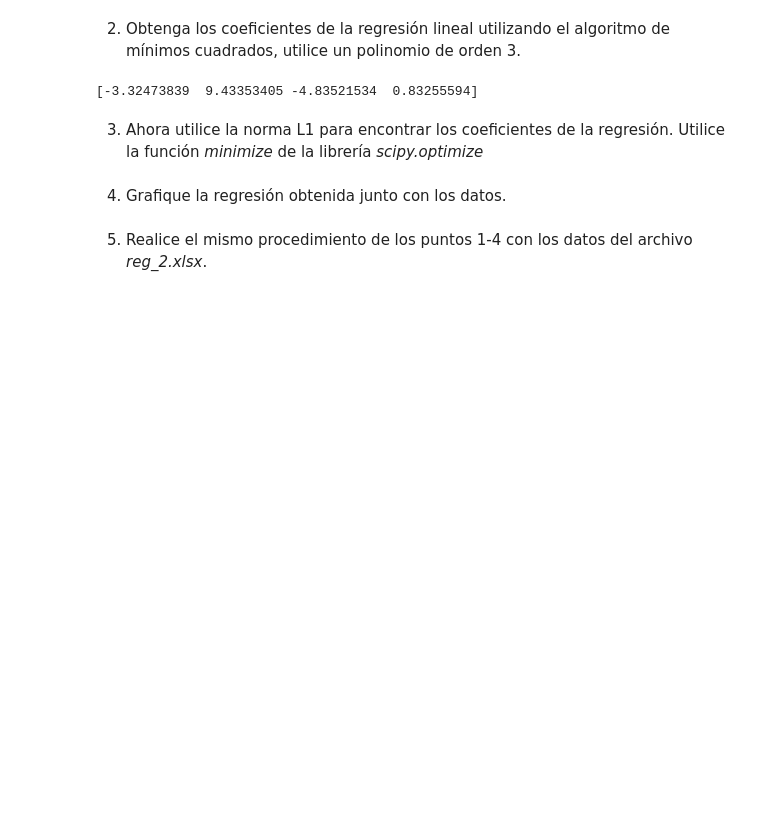
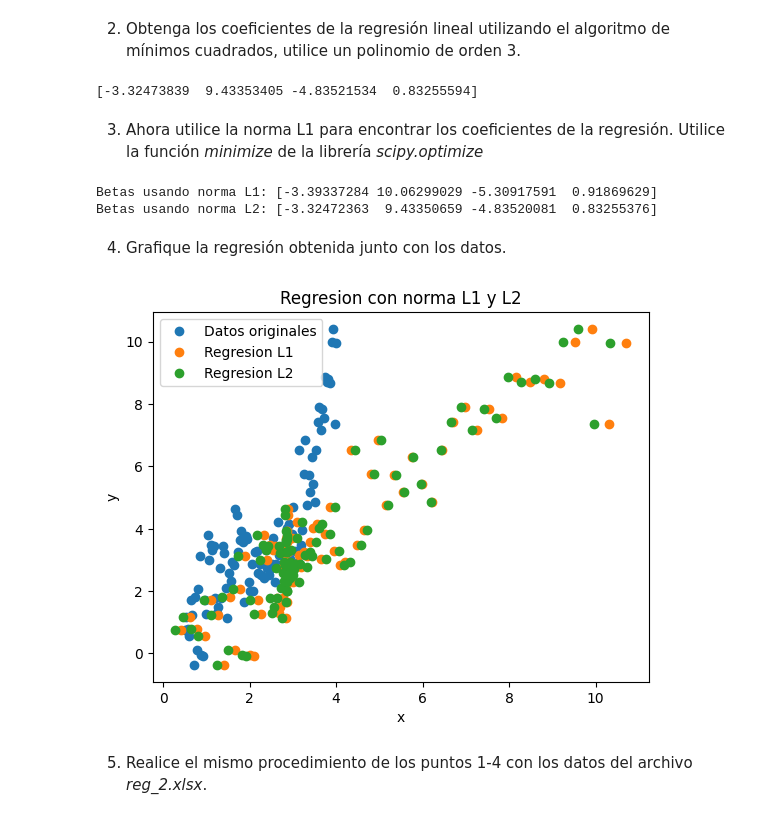
Before and after one commit to DavidTobonIBIO/Labs-IBIO2240, a Jupyter notebook: Lab11/Laboratorio_11.ipynb, the cells around one changed output. Drawn from its saved outputs; the diff is of its cells as text; code cells hidden in the pictures; blank space fills up the shorter version.

```diff
--- a/Lab11/Laboratorio_11.ipynb
+++ b/Lab11/Laboratorio_11.ipynb
@@ -41,9 +41,13 @@ from scipy.optimize import minimize
 import numpy as np
 import matplotlib.pyplot as plt
 
+global y
+global H
+
 mat_data = loadmat('Reg1.mat')
 data_reg1_x = np.array(mat_data['x'][0])
 data_reg1_y = np.array(mat_data['y'][0])
+y = data_reg1_y
 print(len(data_reg1_x))
 print(len(data_reg1_y))
 # %% [output]
@@ -82,9 +86,41 @@ print(betas_L2)
 # %% [markdown]
 3. Ahora utilice la norma L1 para encontrar los coeficientes de la regresión. Utilice la función *minimize* de la librería *scipy.optimize*
 # %%
-# def func_with_L1_norm(y, H, betas):
-#     return np.linalg.norm(y - np.dot(H, betas), ord=1)
+def func_with_L1_norm(betas):
+    return np.linalg.norm(y - np.dot(H, betas), ord=1)
+
+
+def func_with_L2_norm(betas):
+    return np.linalg.norm(y - np.dot(H, betas), ord=2)
+# %%
+initial_guess = np.zeros(len(H[0]))
+
+min_betas_L1 = minimize(func_with_L1_norm, initial_guess)
+betas_L1 = min_betas_L1.x
+print("Betas usando norma L1:", betas_L1)
+
+min_betas_L2 = minimize(func_with_L2_norm, initial_guess)
+betas_L2 = min_betas_L2.x
+print("Betas usando norma L2:", betas_L2)
+
+reg1_L1 = calculate_regresion(H, betas_L1)
+reg1_L2 = calculate_regresion(H, betas_L2)
+# %% [output]
+Betas usando norma L1: [-3.39337284 10.06299029 -5.30917591  0.91869629]
+Betas usando norma L2: [-3.32472363  9.43350659 -4.83520081  0.83255376]
 # %% [markdown]
 4. Grafique la regresión obtenida junto con los datos.
+# %%
+plt.figure()
+plt.plot(data_reg1_x, y, 'o', label='Datos originales')
+plt.plot(reg1_L1, y, 'o', label='Regresion L1')
+plt.plot(reg1_L2, y, 'o', label='Regresion L2')
+plt.title("Regresion con norma L1 y L2")
+plt.xlabel("x")
+plt.ylabel("y")
+plt.legend()
+plt.show()
+# %% [output]
+[figure, added]
 # %% [markdown]
 5. Realice el mismo procedimiento de los puntos 1-4 con los datos del archivo _reg_2.xlsx_.
```
Also changed, not shown: parts of 3 cells of this notebook.
